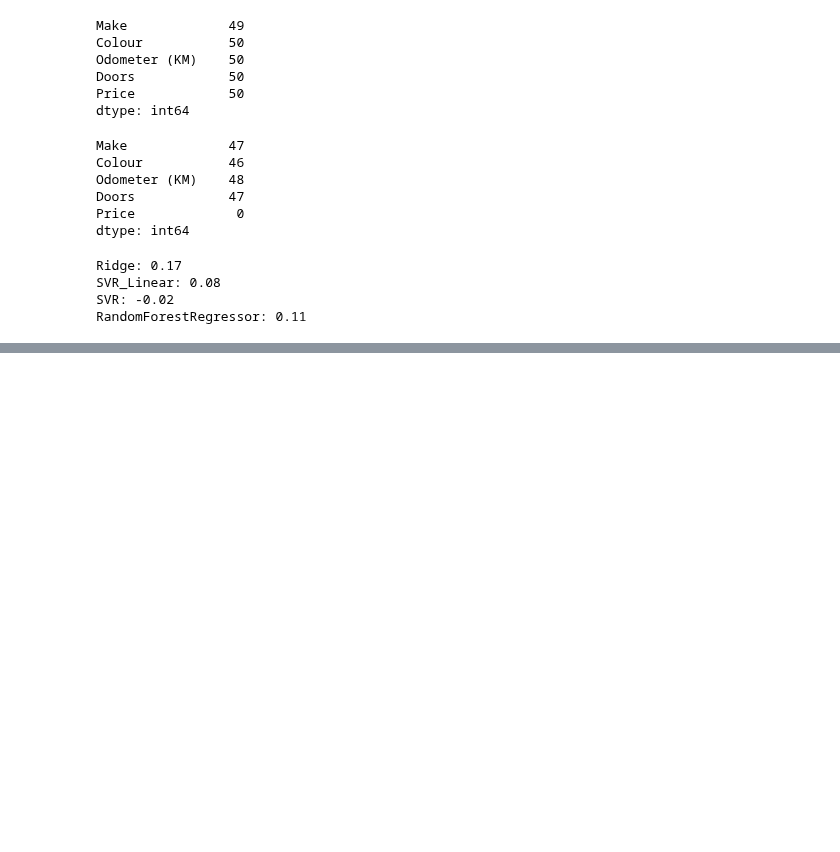
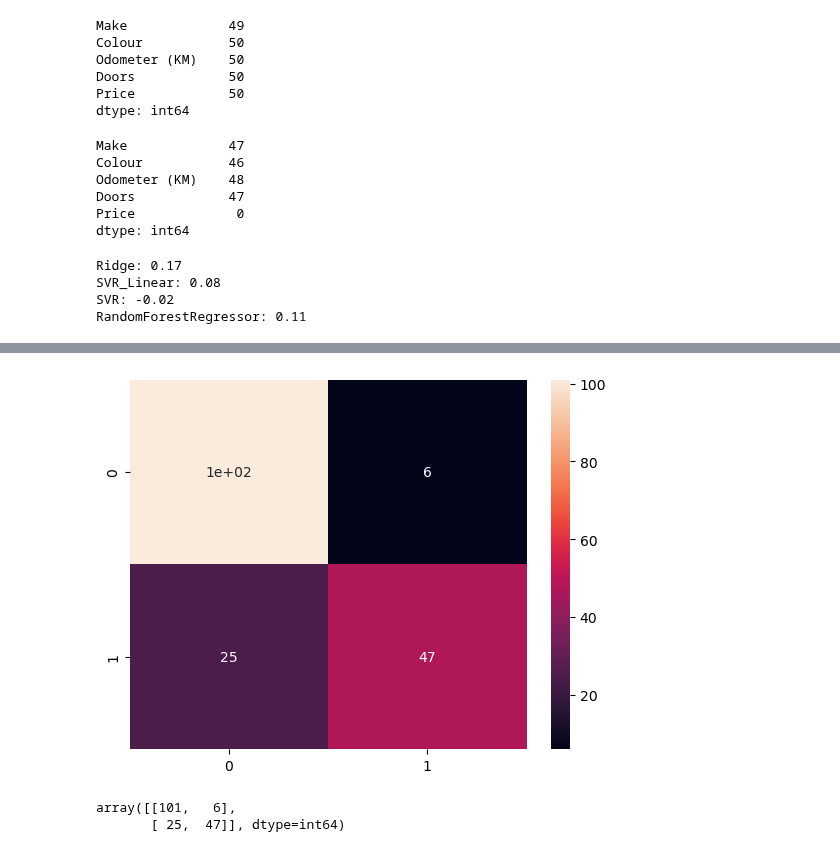
Before and after one commit to msnkr/python_projects, a Jupyter notebook: ML/Untitled.ipynb, the cells around one changed output, grey strips where cells are left out. Cells and saved outputs as stored; diff of their text form; code cells hidden in the pictures; blank space fills up the shorter version.

```diff
--- a/ML/Untitled.ipynb
+++ b/ML/Untitled.ipynb
@@ -455,0 +474,2 @@ ValueError: Found unknown categories ['Gustafsson, Mr. Anders Vilhelm', 'Ilmakan
+# %%
+y_preds = gs_clf.predict(X_test)
@@ -455,0 +487,10 @@ ValueError: Found unknown categories ['Gustafsson, Mr. Anders Vilhelm', 'Ilmakan
+# %%
+cm = confusion_matrix(y_test, y_preds)
+sn.heatmap(cm, annot=True);
+# %% [output]
+[figure, added]
+# %%
+cm
+# %% [output]
+array([[101,   6],
+       [ 25,  47]], dtype=int64)
```
Also changed, not shown: parts of 26 cells of this notebook.
